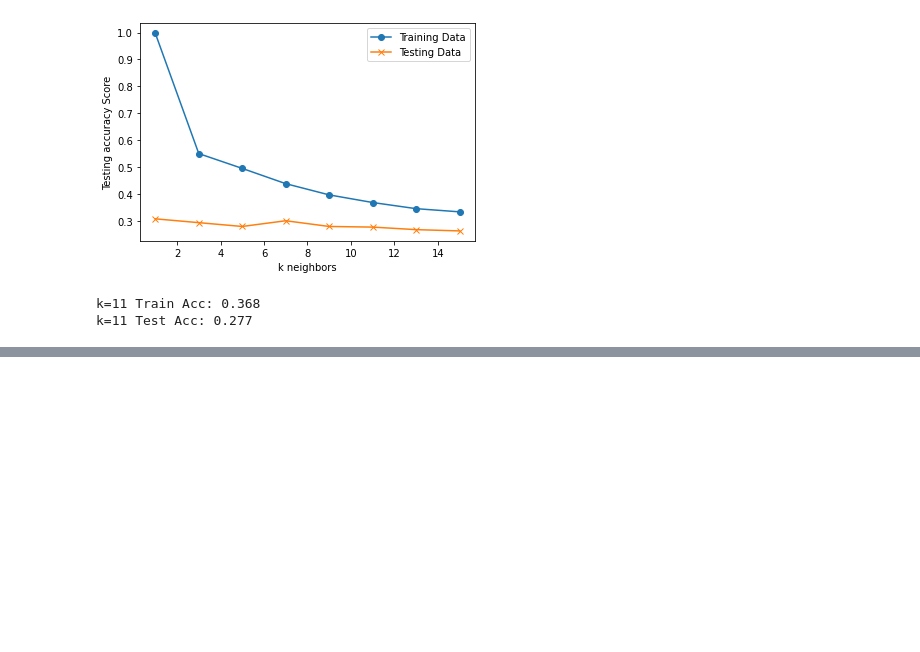
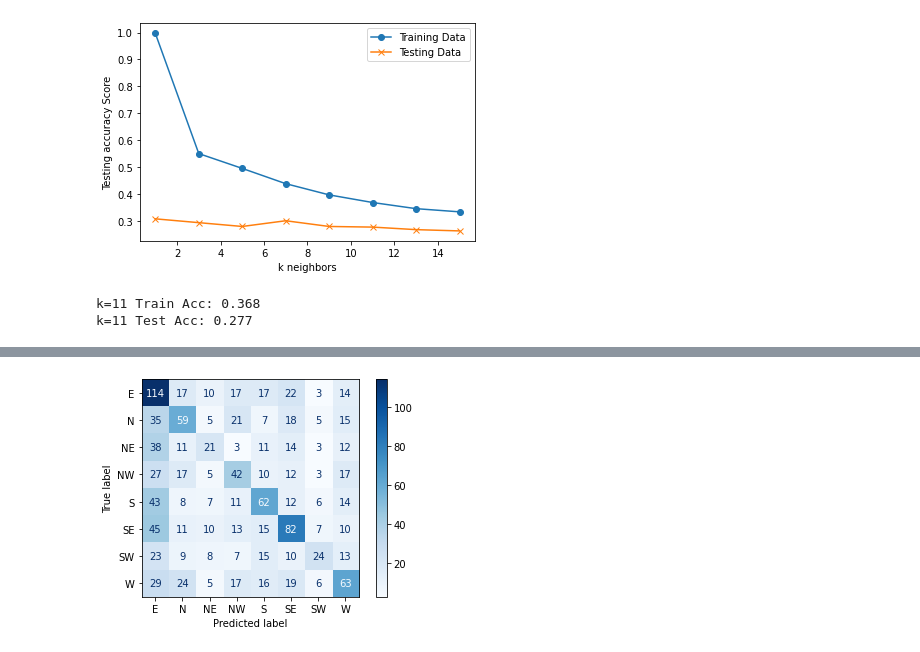
Before and after one commit to LiteshSamji/Cyclone-Australia, a Jupyter notebook: cyclone_model_knn.ipynb, the cells around one changed output, grey strips where cells are left out. Saved outputs shown, nothing was run; the diff lists cells and outputs as text; code cells hidden in the pictures; blank space fills up the shorter version.

```diff
--- a/cyclone_model_knn.ipynb
+++ b/cyclone_model_knn.ipynb
@@ -107,0 +138,5 @@ k=11 Test Acc: 0.277
+# %%
+plot_confusion_matrix(knn, X_train_scaled, y_train, cmap="Blues")
+plt.show()
+# %% [output]
+[figure, added]
```
Also changed, not shown: parts of 4 cells of this notebook, 1 other file.
